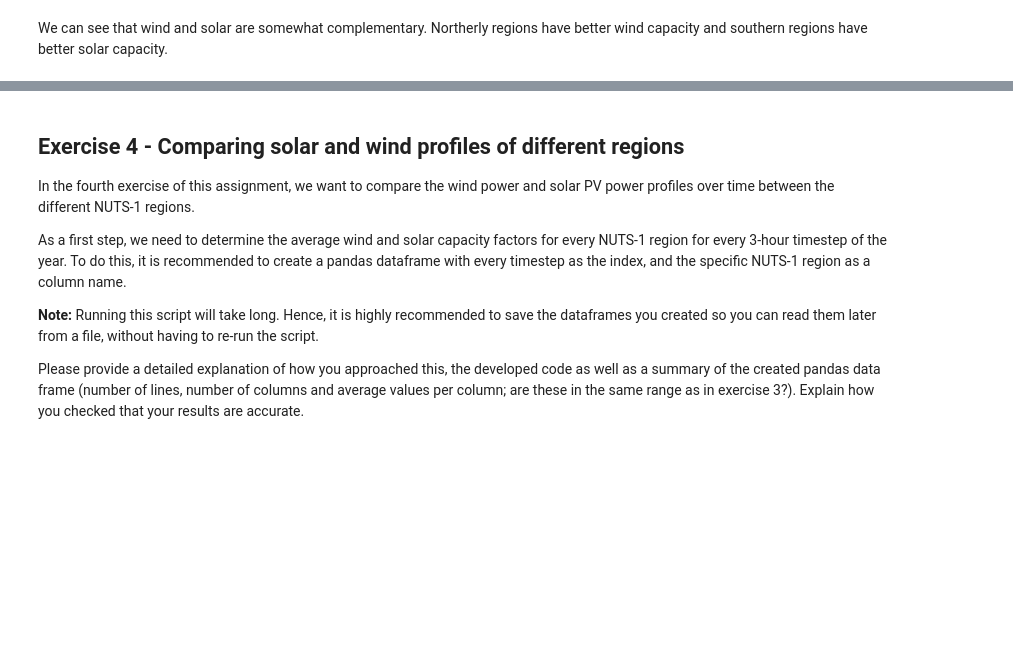
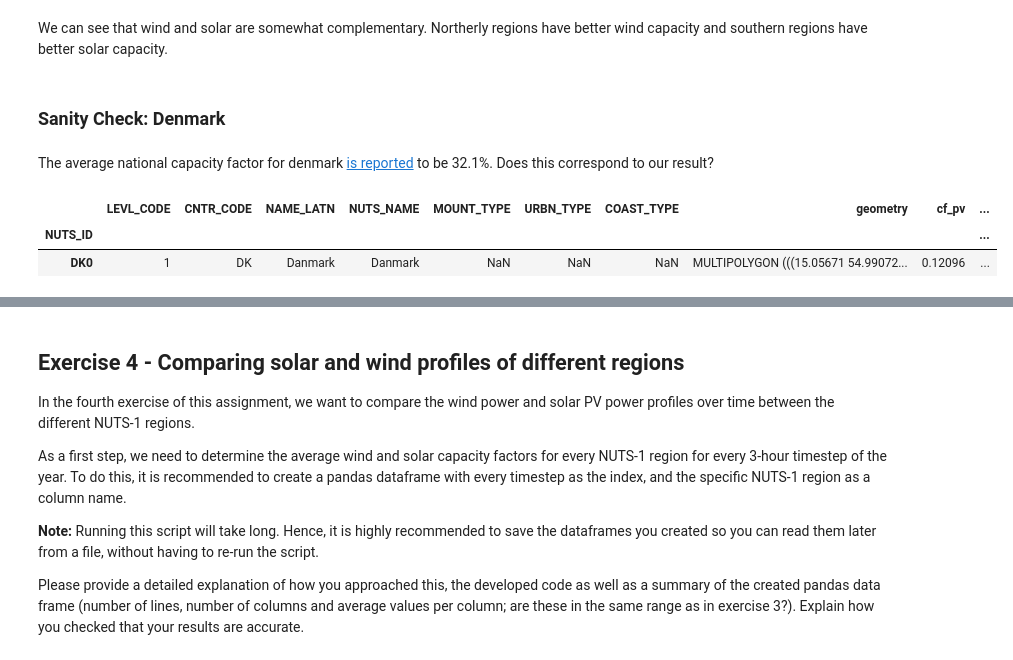
Before and after one commit to victorelgersma/dafs, a Jupyter notebook: final_assignment/AssignmentESMFinal.ipynb, the cells around one changed output, grey strips where cells are left out. Saved outputs shown, nothing was run; the diff lists cells and outputs as text; code cells hidden in the pictures; blank space fills up the shorter version.

```diff
--- a/final_assignment/AssignmentESMFinal.ipynb
+++ b/final_assignment/AssignmentESMFinal.ipynb
@@ -493,3 +497,13 @@ fig.savefig("mean_cfs", bbox_inches="tight")
 [figure]
 # %% [markdown]
 We can see that wind and solar are somewhat complementary. Northerly regions have better wind capacity and southern regions have better solar capacity.
+# %% [markdown]
+### Sanity Check: Denmark
+# %% [markdown]
+The average national capacity factor for denmark [is reported](https://usercontent.one/wp/iea-wind.org/wp-content/uploads/2025/08/Danmark.Annual.Report.2024.Publish.pdf?utm_source=chatgpt.com) to be 32.1%. Does this correspond to our result?
+# %%
+gdf_nuts1[gdf_nuts1["CNTR_CODE"] == "DK"]
+# %% [output]
+|  | LEVL_CODE | CNTR_CODE | NAME_LATN | NUTS_NAME | MOUNT_TYPE | URBN_TYPE | COAST_TYPE | geometry | cf_pv | ... |
+| NUTS_ID |  |  |  |  |  |  |  |  |  | ... |
+| DK0 | 1 | DK | Danmark | Danmark | NaN | NaN | NaN | MULTIPOLYGON (((15.05671 54.99072... | 0.12096 | ... |
```
Also changed, not shown: parts of 26 cells of this notebook, 1 other file.
